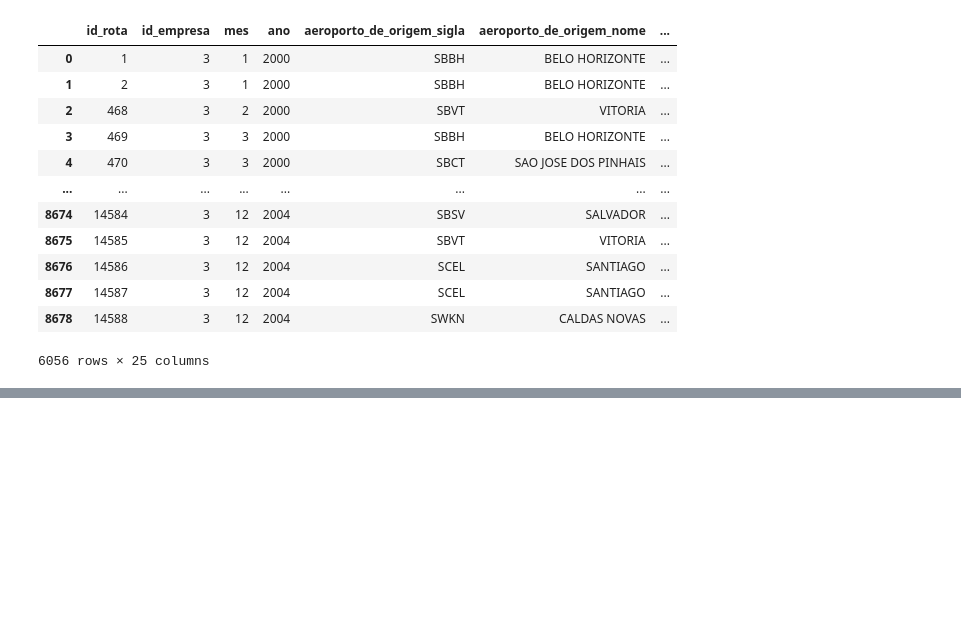
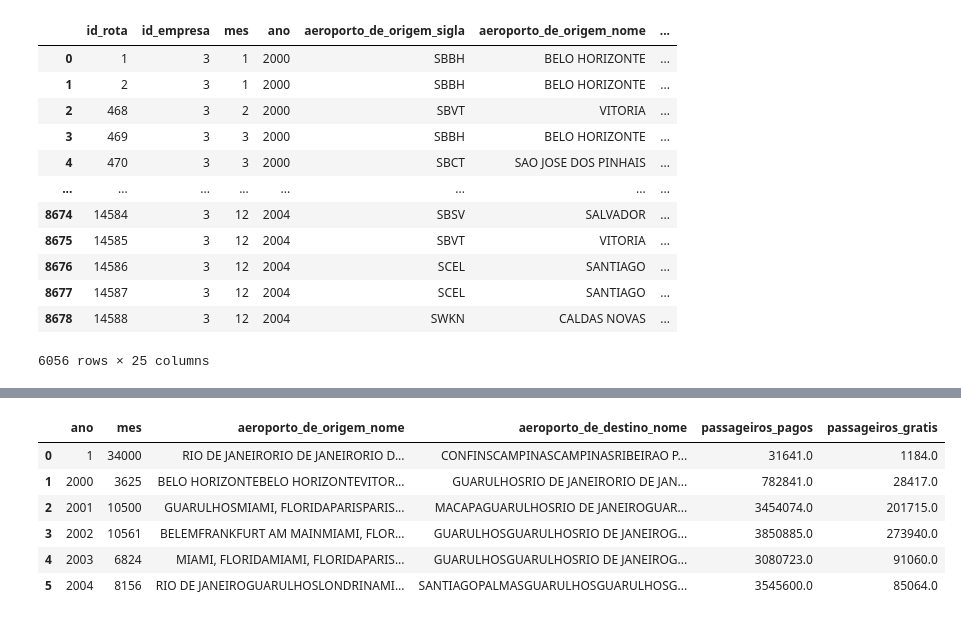
Before and after one commit to Vihelisa/Airlines-Dashboard---Projetos1-IFSP, a Jupyter notebook: teste.ipynb, the cells around one changed output, grey strips where cells are left out. Drawn from its saved outputs; the diff is of its cells as text; code cells hidden in the pictures; blank space fills up the shorter version.

```diff
--- a/teste.ipynb
+++ b/teste.ipynb
@@ -46,0 +62,11 @@ df_teste1 = df_trafego.groupby(['aeroporto_de_origem_nome', 'aeroporto_de_destin
+# %%
+df_teste2 = df_trafego.groupby(['ano']).sum().reset_index()
+df_teste2.head(10)
+# %% [output]
+|  | ano | mes | aeroporto_de_origem_nome | aeroporto_de_destino_nome | passageiros_pagos | passageiros_gratis |
+| 0 | 1 | 34000 | RIO DE JANEIRORIO DE JANEIRORIO D... | CONFINSCAMPINASCAMPINASRIBEIRAO P... | 31641.0 | 1184.0 |
+| 1 | 2000 | 3625 | BELO HORIZONTEBELO HORIZONTEVITOR... | GUARULHOSRIO DE JANEIRORIO DE JAN... | 782841.0 | 28417.0 |
+| 2 | 2001 | 10500 | GUARULHOSMIAMI, FLORIDAPARISPARIS... | MACAPAGUARULHOSRIO DE JANEIROGUAR... | 3454074.0 | 201715.0 |
+| 3 | 2002 | 10561 | BELEMFRANKFURT AM MAINMIAMI, FLOR... | GUARULHOSGUARULHOSRIO DE JANEIROG... | 3850885.0 | 273940.0 |
+| 4 | 2003 | 6824 | MIAMI, FLORIDAMIAMI, FLORIDAPARIS... | GUARULHOSGUARULHOSRIO DE JANEIROG... | 3080723.0 | 91060.0 |
+| 5 | 2004 | 8156 | RIO DE JANEIROGUARULHOSLONDRINAMI... | SANTIAGOPALMASGUARULHOSGUARULHOSG... | 3545600.0 | 85064.0 |
```
Also changed, not shown: parts of 11 cells of this notebook, 2 other files.
